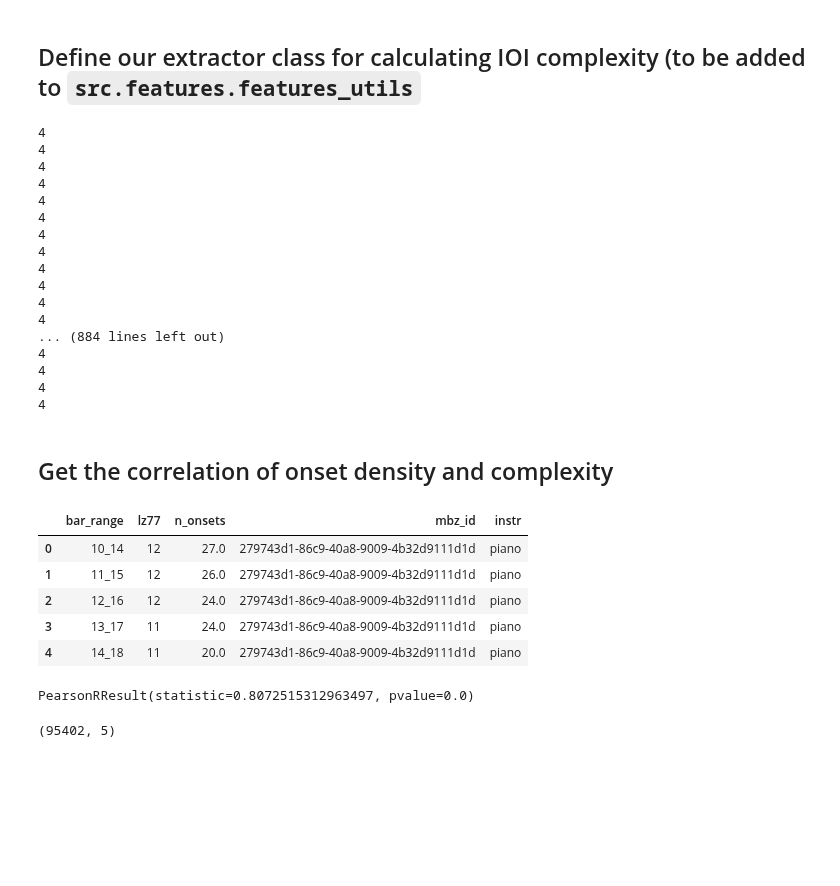
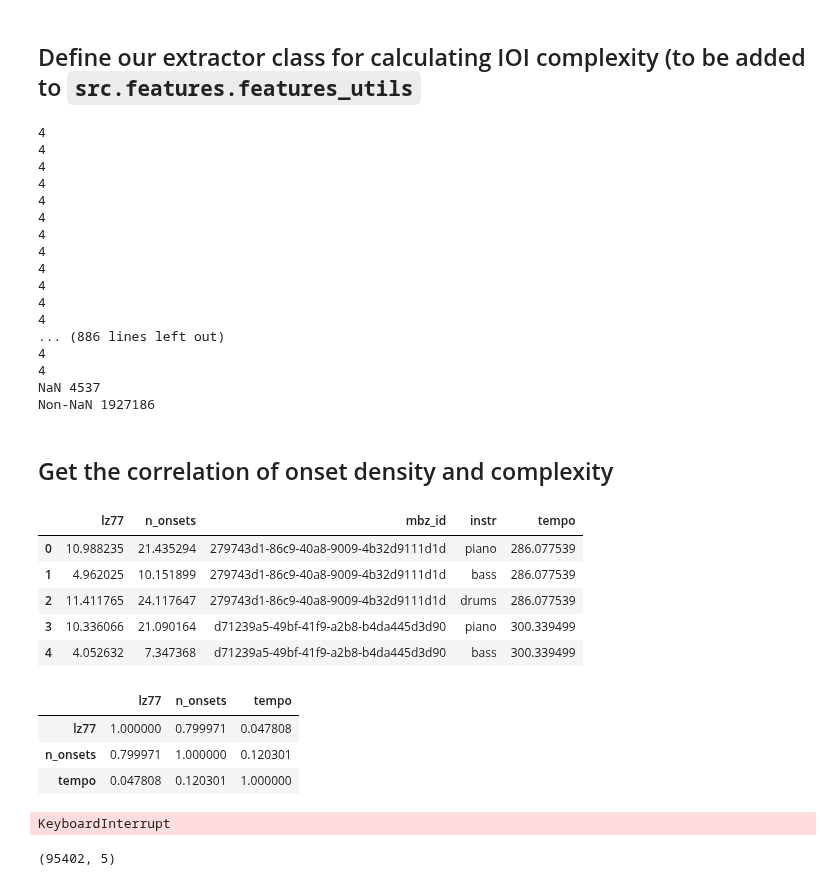
Before and after one commit to HuwCheston/Jazz-Trio-Database, a Jupyter notebook: notebooks/0.1-cheston-ioi-complexity.ipynb, the cells around one changed output. Drawn from its saved outputs; the diff is of its cells as text; code cells hidden in the pictures; blank space fills up the shorter version.

```diff
--- a/notebooks/0.1-cheston-ioi-complexity.ipynb
+++ b/notebooks/0.1-cheston-ioi-complexity.ipynb
@@ -52,6 +52,8 @@ plt.show()
 # %%
 import string
 from collections import OrderedDict
+nan_count = 0
+ok_count = 0
 
 class IOIComplexity(BaseExtractor):
     def __init__(
@@ -88,11 +90,14 @@ class IOIComplexity(BaseExtractor):
         return alphabet[self.fracs.index(bin_)]
 
     def bin_iois(self, my_onsets, downbeats) -> list:
+        global nan_count, ok_count
         for i in range(len(downbeats) - self.bar_period):
             first_bar = downbeats[i]
             last_bar = downbeats[i + self.bar_period]
             iois_bar = np.ediff1d(self.get_between(my_onsets, first_bar, last_bar))
             binned_iois = np.array([self._bin_ioi(i) for i in iois_bar])
+            nan_count += len(binned_iois[np.isnan(binned_iois)])
+            ok_count += len(binned_iois[~np.isnan(binned_iois)])
             binned_iois_clean = binned_iois[~np.isnan(binned_iois)]
             for binned_ioi in binned_iois_clean:
                 yield dict(
@@ -149,10 +154,13 @@ class IOIComplexity(BaseExtractor):
 cdfs = []
 for t in onsets:
     for instr in utils.INSTRUMENTS_TO_PERFORMER_ROLES.keys():
-        cdf = IOIComplexity(my_onsets=t.ons[instr], downbeats=t.ons['downbeats_manual'], tempo=t.tempo, time_signature=t.item['time_signature']).complexity_df
+        cdf = IOIComplexity(my_onsets=t.ons[instr], downbeats=t.ons['downbeats_manual'], tempo=t.tempo, time_signature=t.item['time_signature']).complexity_df.mean().to_dict()
         cdf['mbz_id'] = t.item['mbz_id']
         cdf['instr'] = instr
+        cdf['tempo'] = t.tempo
         cdfs.append(cdf)
+print('NaN', nan_count)
+print('Non-NaN', ok_count)
 # %% [output]
 4
 4
@@ -166,21 +174,21 @@ for t in onsets:
 4
 4
 4
-... (884 lines left out)
+... (886 lines left out)
 4
 4
-4
-4
+NaN 4537
+Non-NaN 1927186
 # %% [markdown]
 ## Get the correlation of onset density and complexity
 # %%
-cdf = pd.concat(cdfs).dropna().reset_index(drop=True)
-cdf['n_onsets'] = cdf['n_onsets'].astype(float)
-cdf.head()
+average = pd.DataFrame(cdfs).drop(columns=['bar_range'])
+average['n_onsets'] = average['n_onsets'].astype(float)
+average.head()
 # %% [output]
-|  | bar_range | lz77 | n_onsets | mbz_id | instr |
-| 0 | 10_14 | 12 | 27.0 | 279743d1-86c9-40a8-9009-4b32d9111d1d | piano |
-| 1 | 11_15 | 12 | 26.0 | 279743d1-86c9-40a8-9009-4b32d9111d1d | piano |
-| 2 | 12_16 | 12 | 24.0 | 279743d1-86c9-40a8-9009-4b32d9111d1d | piano |
-| 3 | 13_17 | 11 | 24.0 | 279743d1-86c9-40a8-9009-4b32d9111d1d | piano |
-| 4 | 14_18 | 11 | 20.0 | 279743d1-86c9-40a8-9009-4b32d9111d1d | piano |
+|  | lz77 | n_onsets | mbz_id | instr | tempo |
+| 0 | 10.988235 | 21.435294 | 279743d1-86c9-40a8-9009-4b32d9111d1d | piano | 286.077539 |
+| 1 | 4.962025 | 10.151899 | 279743d1-86c9-40a8-9009-4b32d9111d1d | bass | 286.077539 |
+| 2 | 11.411765 | 24.117647 | 279743d1-86c9-40a8-9009-4b32d9111d1d | drums | 286.077539 |
+| 3 | 10.336066 | 21.090164 | d71239a5-49bf-41f9-a2b8-b4da445d3d90 | piano | 300.339499 |
+| 4 | 4.052632 | 7.347368 | d71239a5-49bf-41f9-a2b8-b4da445d3d90 | bass | 300.339499 |
@@ -190,5 +195,12 @@ average.columns = [' '.join(col).strip() for col in average.columns.values]
+# %%
+average.corr() ** 2
+# %% [output]
+|  | lz77 | n_onsets | tempo |
+| lz77 | 1.000000 | 0.799971 | 0.047808 |
+| n_onsets | 0.799971 | 1.000000 | 0.120301 |
+| tempo | 0.047808 | 0.120301 | 1.000000 |
 # %%
-stats.pearsonr(cdf['lz77'], cdf['n_onsets'])
+stats.pearsonr(average['lz77'], average['n_onsets'])
 # %% [output]
-PearsonRResult(statistic=0.8072515312963497, pvalue=0.0)
+KeyboardInterrupt
 # %%
```
Also changed, not shown: parts of 10 cells of this notebook, 2 other files.
